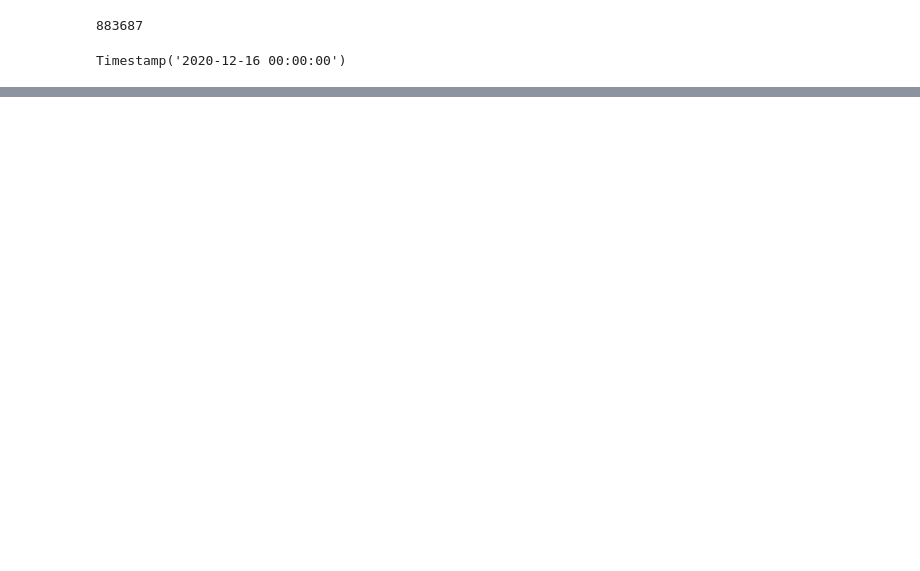
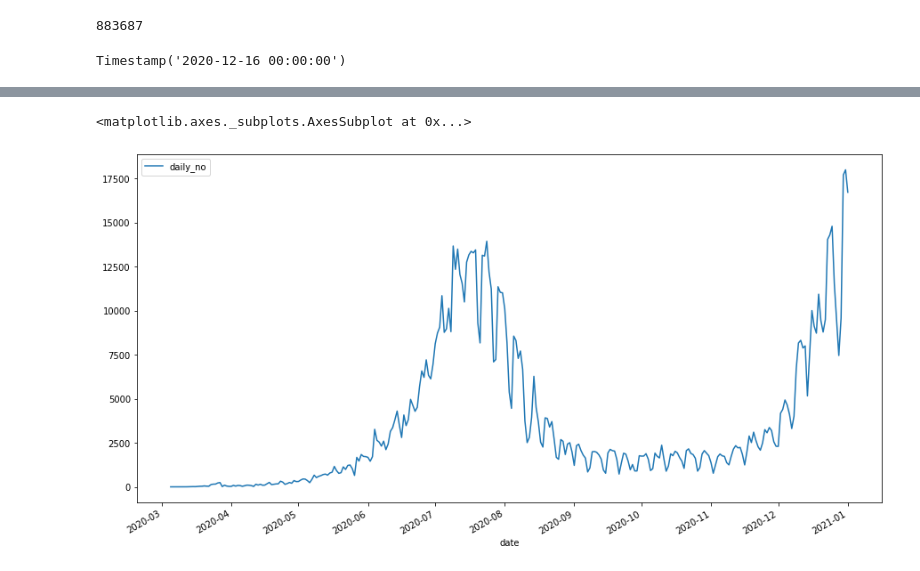
Before and after one commit to SimonRosen173/Covid19SAData_Data, a Jupyter notebook: notebooks/SA_PreProcessing.ipynb, the cells around one changed output, grey strips where cells are left out. Drawn from its saved outputs; the diff is of its cells as text; code cells hidden in the pictures; blank space fills up the shorter version.

```diff
--- a/notebooks/SA_PreProcessing.ipynb
+++ b/notebooks/SA_PreProcessing.ipynb
@@ -75,0 +281,33 @@ Timestamp('2020-12-16 00:00:00')
+# %%
+def get_cum_daily(data_url, cum_col='total', index_col='date'):  # kwargs={}):
+    cols = ['date', 'total']
+    pd_kwargs = {"usecols": [cum_col, index_col, 'source'], "index_col": [index_col]}
+
+    data = df_from_url(data_url, pd_kwargs)
+    data.reset_index(inplace=True)
+    data['date'] = pd.to_datetime(data['date'], format='%d-%m-%Y')
+    data.set_index('date', inplace=True)
+    data.rename({cum_col: "cum_no"}, axis=1, inplace=True)
+    data.ffill(inplace=True)
+
+    data['daily_no'] = data['cum_no']
+    data['daily_no'][1:] = data['cum_no'].diff()[1:]
+
+    # get rolling averages
+    data['daily_no_rol_avg_3'] = data['daily_no'].rolling(3).mean()
+    data['daily_no_rol_avg_7'] = data['daily_no'].rolling(7).mean()
+
+    # Cast columns to integer
+    data[['cum_no']] = data[['cum_no']].astype('int32')
+    return data
+
+confirmed_cases_url = "covid19za_provincial_cumulative_timeline_confirmed.csv"
+confirmed_data = get_cum_daily(confirmed_cases_url)
+
+deaths_url = "covid19za_provincial_cumulative_timeline_deaths.csv"
+deaths_data = get_cum_daily(deaths_url)
+
+tests_url = "covid19za_timeline_testing.csv"
+tests_data = get_cum_daily(tests_url, 'cumulative_tests', 'date')
+
+recovered_data = get_cum_daily(tests_url, 'recovered', 'date')
@@ -75,0 +608,2 @@ Timestamp('2020-12-16 00:00:00')
+# %%
+figsize= (15,8)
@@ -75,0 +627,5 @@ Timestamp('2020-12-16 00:00:00')
+# %%
+confirmed_data[['daily_no']].plot(figsize=figsize)
+# %% [output]
+<matplotlib.axes._subplots.AxesSubplot at 0x...>
+[figure, added]
```
Also changed, not shown: parts of 28 cells of this notebook, 15 other files.
